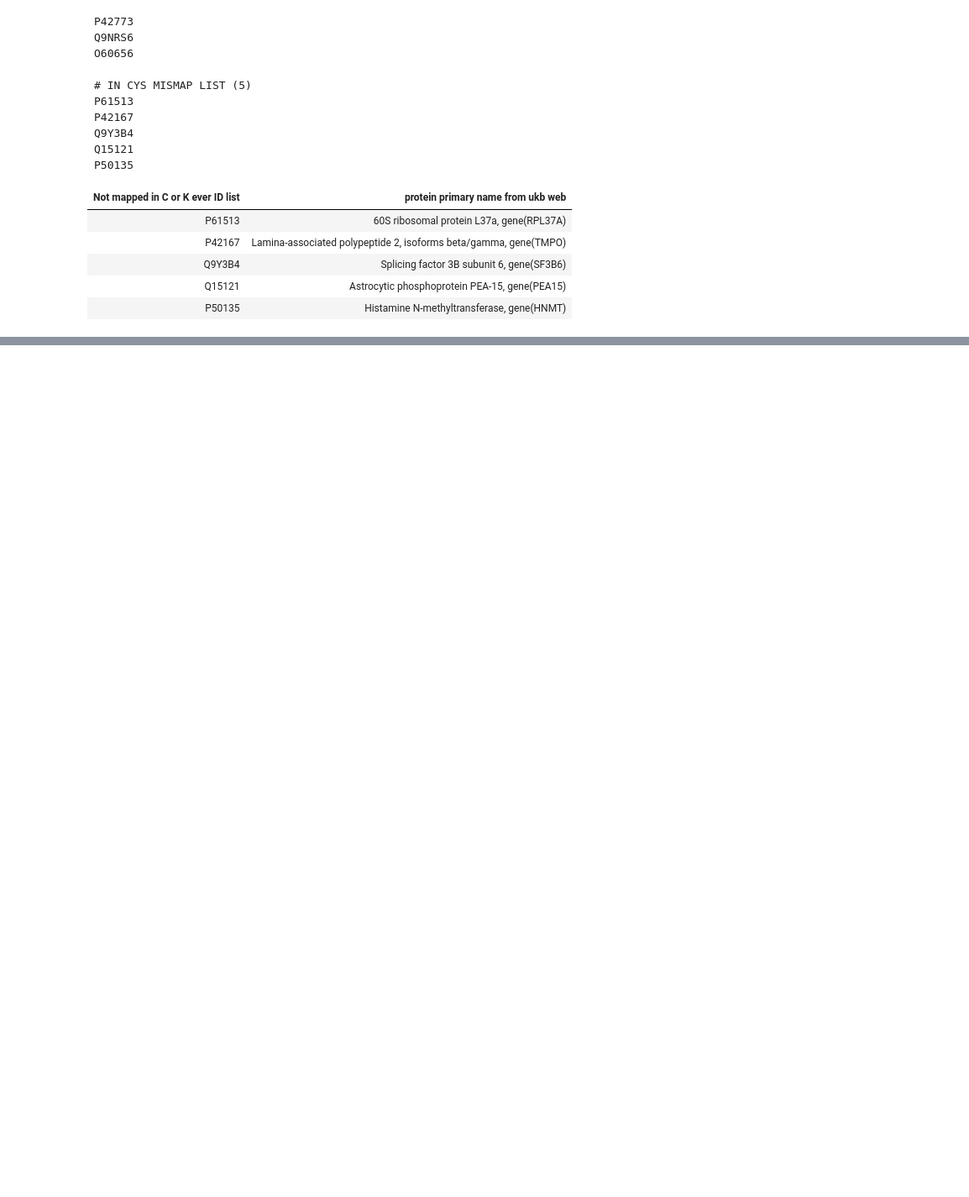
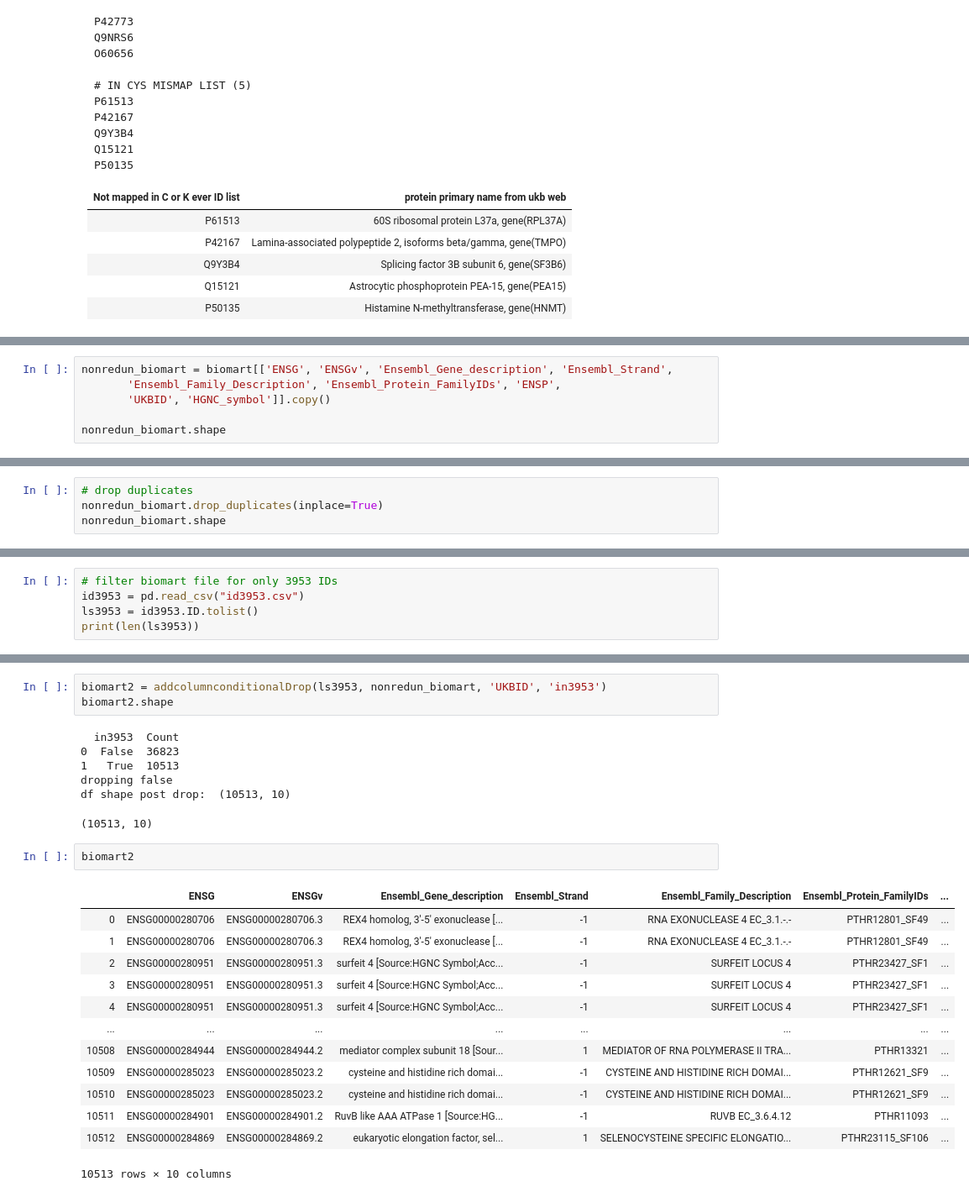
Before and after one commit to Mfpfox/MAPPING, a Jupyter notebook: G19_11_23_PIE_3963UKBIDs.ipynb, the cells around one changed output, grey strips where cells are left out. Shown at 84% size. Cells and saved outputs as stored; diff of their text form; blank space fills up the shorter version.

```diff
--- a/G19_11_23_PIE_3963UKBIDs.ipynb
+++ b/G19_11_23_PIE_3963UKBIDs.ipynb
@@ -269,0 +558,6 @@ P50135
+# %%
+nonredun_biomart = biomart[['ENSG', 'ENSGv', 'Ensembl_Gene_description', 'Ensembl_Strand',
+       'Ensembl_Family_Description', 'Ensembl_Protein_FamilyIDs', 'ENSP',
+       'UKBID', 'HGNC_symbol']].copy()
+
+nonredun_biomart.shape
@@ -269,0 +566,4 @@ P50135
+# %%
+# drop duplicates
+nonredun_biomart.drop_duplicates(inplace=True)
+nonredun_biomart.shape
@@ -269,0 +572,5 @@ P50135
+# %%
+# filter biomart file for only 3953 IDs
+id3953 = pd.read_csv("id3953.csv")
+ls3953 = id3953.ID.tolist()
+print(len(ls3953))
@@ -269,0 +586,26 @@ P50135
+# %%
+biomart2 = addcolumnconditionalDrop(ls3953, nonredun_biomart, 'UKBID', 'in3953')
+biomart2.shape
+# %% [output]
+  in3953  Count
+0  False  36823
+1   True  10513
+dropping false
+df shape post drop:  (10513, 10)
+(10513, 10)
+# %%
+biomart2
+# %% [output]
+|  | ENSG | ENSGv | Ensembl_Gene_description | Ensembl_Strand | Ensembl_Family_Description | Ensembl_Protein_FamilyIDs | ... |
+| 0 | ENSG00000280706 | ENSG00000280706.3 | REX4 homolog, 3'-5' exonuclease [... | -1 | RNA EXONUCLEASE 4 EC_3.1.-.- | PTHR12801_SF49 | ... |
+| 1 | ENSG00000280706 | ENSG00000280706.3 | REX4 homolog, 3'-5' exonuclease [... | -1 | RNA EXONUCLEASE 4 EC_3.1.-.- | PTHR12801_SF49 | ... |
+| 2 | ENSG00000280951 | ENSG00000280951.3 | surfeit 4 [Source:HGNC Symbol;Acc... | -1 | SURFEIT LOCUS 4 | PTHR23427_SF1 | ... |
+| 3 | ENSG00000280951 | ENSG00000280951.3 | surfeit 4 [Source:HGNC Symbol;Acc... | -1 | SURFEIT LOCUS 4 | PTHR23427_SF1 | ... |
+| 4 | ENSG00000280951 | ENSG00000280951.3 | surfeit 4 [Source:HGNC Symbol;Acc... | -1 | SURFEIT LOCUS 4 | PTHR23427_SF1 | ... |
+| ... | ... | ... | ... | ... | ... | ... | ... |
+| 10508 | ENSG00000284944 | ENSG00000284944.2 | mediator complex subunit 18 [Sour... | 1 | MEDIATOR OF RNA POLYMERASE II TRA... | PTHR13321 | ... |
+| 10509 | ENSG00000285023 | ENSG00000285023.2 | cysteine and histidine rich domai... | -1 | CYSTEINE AND HISTIDINE RICH DOMAI... | PTHR12621_SF9 | ... |
+| 10510 | ENSG00000285023 | ENSG00000285023.2 | cysteine and histidine rich domai... | -1 | CYSTEINE AND HISTIDINE RICH DOMAI... | PTHR12621_SF9 | ... |
+| 10511 | ENSG00000284901 | ENSG00000284901.2 | RuvB like AAA ATPase 1 [Source:HG... | -1 | RUVB EC_3.6.4.12 | PTHR11093 | ... |
+| 10512 | ENSG00000284869 | ENSG00000284869.2 | eukaryotic elongation factor, sel... | 1 | SELENOCYSTEINE SPECIFIC ELONGATIO... | PTHR23115_SF106 | ... |
+10513 rows × 10 columns
```
Also changed, not shown: parts of 43 cells of this notebook.
